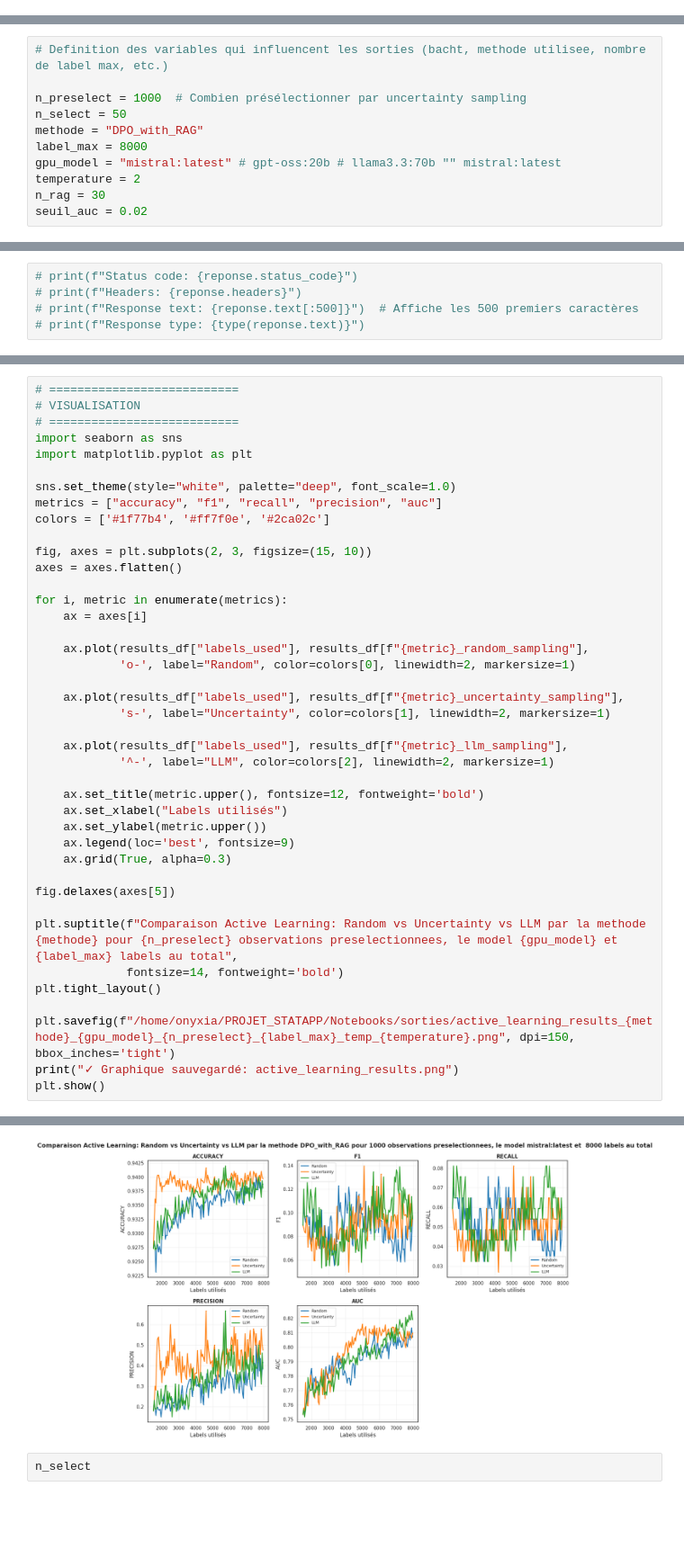
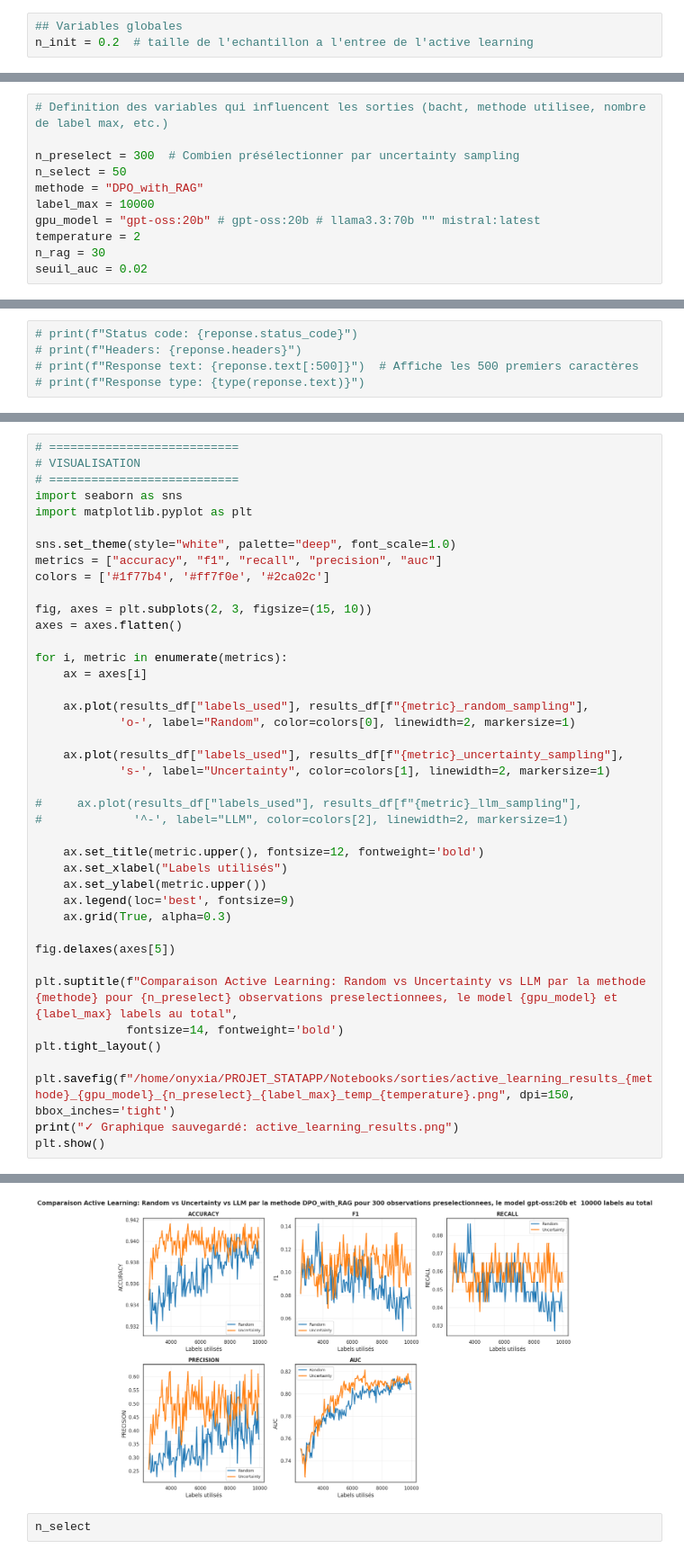
Before and after one commit to LarrySANDJO/PROJET_STATAPP, a Jupyter notebook: Notebooks/LLM-L.ipynb, the cells around one changed output, grey strips where cells are left out. Shown at 90% size. Cells and saved outputs as stored; diff of their text form; blank space fills up the shorter version.

```diff
--- a/Notebooks/LLM-L.ipynb
+++ b/Notebooks/LLM-L.ipynb
@@ -17,6 +17,9 @@ import os
 from config import API_KEY
 # from openai import OpenAI
 import requests
+# %%
+## Variables globales
+n_init = 0.2  # taille de l'echantillon a l'entree de l'active learning
 # %%
 data = pd.read_csv('/home/onyxia/PROJET_STATAPP/Data/Cleans/Data_for_active_learning.csv')
 
@@ -264,11 +382,11 @@ url = "https://llm.lab.groupe-genes.fr/ollama/api/chat"
 # %%
 # Definition des variables qui influencent les sorties (bacht, methode utilisee, nombre de label max, etc.)
 
-n_preselect = 1000  # Combien présélectionner par uncertainty sampling
+n_preselect = 300  # Combien présélectionner par uncertainty sampling
 n_select = 50
 methode = "DPO_with_RAG"
-label_max = 8000
-gpu_model = "mistral:latest" # gpt-oss:20b # llama3.3:70b "" mistral:latest
+label_max = 10000
+gpu_model = "gpt-oss:20b" # gpt-oss:20b # llama3.3:70b "" mistral:latest
 temperature = 2
 n_rag = 30
 seuil_auc = 0.02
@@ -547,36 +675,36 @@ colors = ['#1f77b4', '#ff7f0e', '#2ca02c']
 fig, axes = plt.subplots(2, 3, figsize=(15, 10))
 axes = axes.flatten()
 
 for i, metric in enumerate(metrics):
     ax = axes[i]
 
     ax.plot(results_df["labels_used"], results_df[f"{metric}_random_sampling"],
             'o-', label="Random", color=colors[0], linewidth=2, markersize=1)
 
     ax.plot(results_df["labels_used"], results_df[f"{metric}_uncertainty_sampling"],
             's-', label="Uncertainty", color=colors[1], linewidth=2, markersize=1)
 
-    ax.plot(results_df["labels_used"], results_df[f"{metric}_llm_sampling"],
-            '^-', label="LLM", color=colors[2], linewidth=2, markersize=1)
+#     ax.plot(results_df["labels_used"], results_df[f"{metric}_llm_sampling"],
+#             '^-', label="LLM", color=colors[2], linewidth=2, markersize=1)
 
     ax.set_title(metric.upper(), fontsize=12, fontweight='bold')
     ax.set_xlabel("Labels utilisés")
     ax.set_ylabel(metric.upper())
     ax.legend(loc='best', fontsize=9)
     ax.grid(True, alpha=0.3)
 
 fig.delaxes(axes[5])
 
 plt.suptitle(f"Comparaison Active Learning: Random vs Uncertainty vs LLM par la methode {methode} pour {n_preselect} observations preselectionnees, le model {gpu_model} et  {label_max} labels au total",
              fontsize=14, fontweight='bold')
 plt.tight_layout()
 
 plt.savefig(f"/home/onyxia/PROJET_STATAPP/Notebooks/sorties/active_learning_results_{methode}_{gpu_model}_{n_preselect}_{label_max}_temp_{temperature}.png", dpi=150, bbox_inches='tight')
 print("✓ Graphique sauvegardé: active_learning_results.png")
 plt.show()
 # %% [output]
 ✓ Graphique sauvegardé: active_learning_results.png
-[figure, old version]
+[figure, new version]
 # %%
 n_select
 # %% [output]
```
Also changed, not shown: parts of 8 cells of this notebook, 17 other files.
